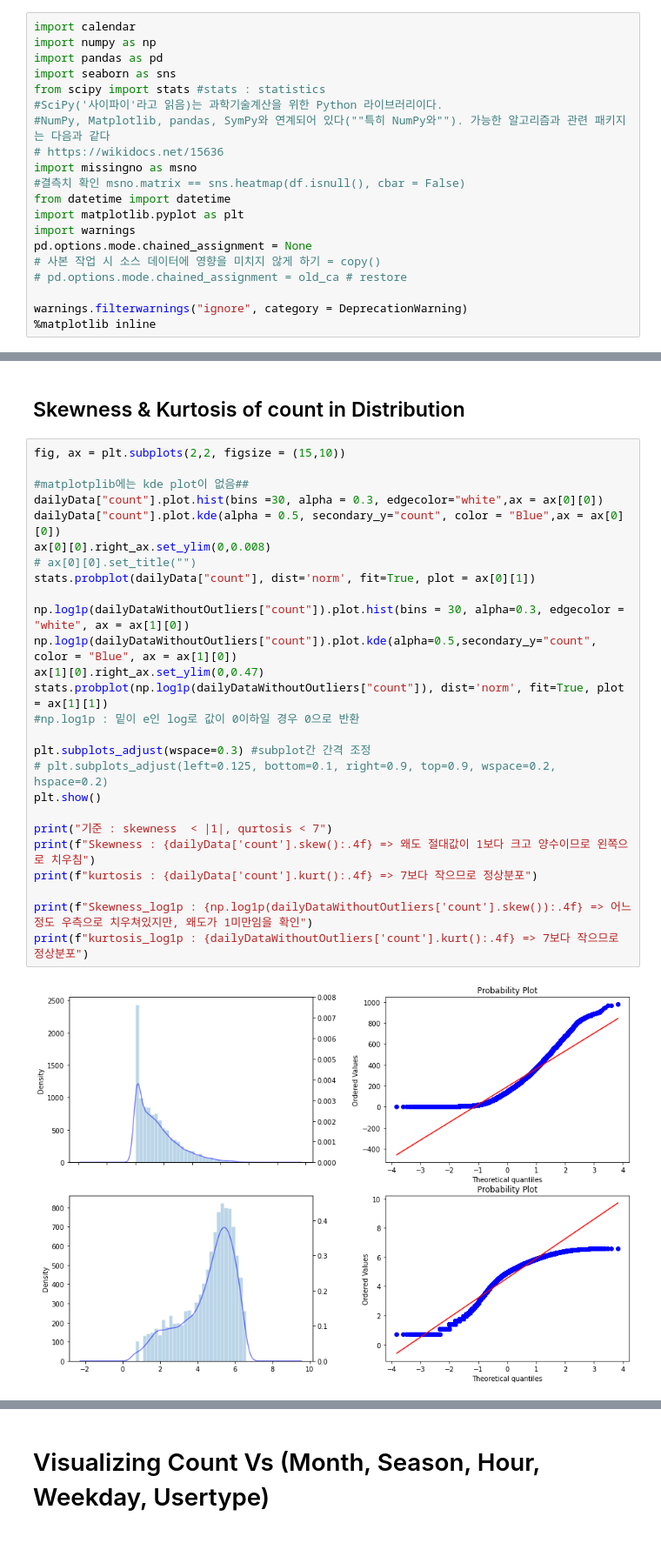
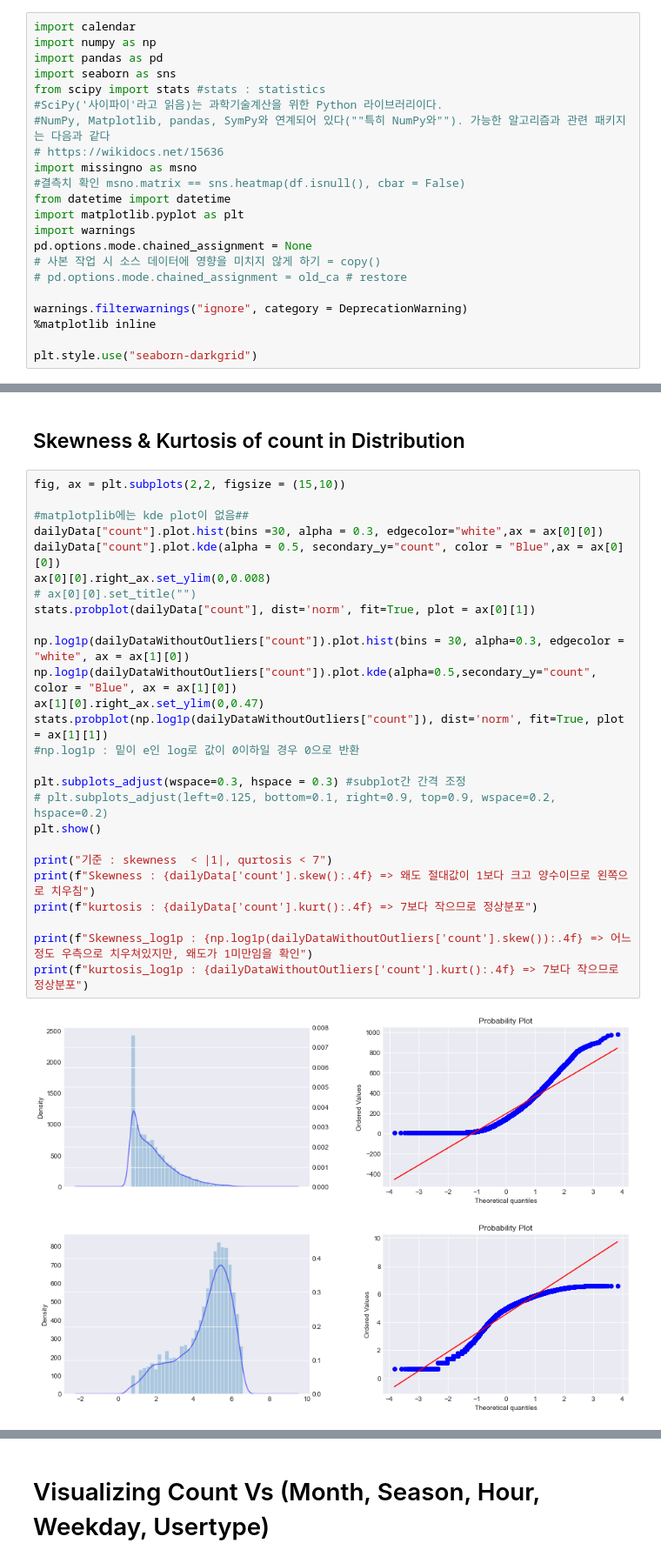
Before and after one commit to changyong93/KaggleStruggle, a Jupyter notebook: EDA & Ensemble Model (Top 10 Percentile)/EDA & Ensemble Model (Top 10 Percentile).ipynb, the cells around one changed output, grey strips where cells are left out. Shown at 87% size. Saved outputs shown, nothing was run; the diff lists cells and outputs as text.

```diff
--- a/EDA & Ensemble Model (Top 10 Percentile)/EDA & Ensemble Model (Top 10 Percentile).ipynb
+++ b/EDA & Ensemble Model (Top 10 Percentile)/EDA & Ensemble Model (Top 10 Percentile).ipynb
@@ -28,6 +32,8 @@ pd.options.mode.chained_assignment = None
 
 warnings.filterwarnings("ignore", category = DeprecationWarning)
 %matplotlib inline
+
+plt.style.use("seaborn-darkgrid")
 # %% [markdown]
 # Data Summary
 # %%
@@ -309,31 +316,31 @@ sns.regplot(data = dailyData, x = "humidity", y = "count", ax = ax[2])
 # %%
 fig, ax = plt.subplots(2,2, figsize = (15,10))
 
 #matplotplib에는 kde plot이 없음##
 dailyData["count"].plot.hist(bins =30, alpha = 0.3, edgecolor="white",ax = ax[0][0])
 dailyData["count"].plot.kde(alpha = 0.5, secondary_y="count", color = "Blue",ax = ax[0][0])
 ax[0][0].right_ax.set_ylim(0,0.008)
 # ax[0][0].set_title("")
 stats.probplot(dailyData["count"], dist='norm', fit=True, plot = ax[0][1])
 
 np.log1p(dailyDataWithoutOutliers["count"]).plot.hist(bins = 30, alpha=0.3, edgecolor = "white", ax = ax[1][0])
 np.log1p(dailyDataWithoutOutliers["count"]).plot.kde(alpha=0.5,secondary_y="count", color = "Blue", ax = ax[1][0])
 ax[1][0].right_ax.set_ylim(0,0.47)
 stats.probplot(np.log1p(dailyDataWithoutOutliers["count"]), dist='norm', fit=True, plot = ax[1][1])
 #np.log1p : 밑이 e인 log로 값이 0이하일 경우 0으로 반환
 
-plt.subplots_adjust(wspace=0.3) #subplot간 간격 조정
+plt.subplots_adjust(wspace=0.3, hspace = 0.3) #subplot간 간격 조정
 # plt.subplots_adjust(left=0.125, bottom=0.1, right=0.9, top=0.9, wspace=0.2, hspace=0.2)
 plt.show()
 
 print("기준 : skewness  < |1|, qurtosis < 7")
 print(f"Skewness : {dailyData['count'].skew():.4f} => 왜도 절대값이 1보다 크고 양수이므로 왼쪽으로 치우침")
 print(f"kurtosis : {dailyData['count'].kurt():.4f} => 7보다 작으므로 정상분포")
 
 print(f"Skewness_log1p : {np.log1p(dailyDataWithoutOutliers['count'].skew()):.4f} => 어느 정도 우측으로 치우쳐있지만, 왜도가 1미만임을 확인")
 print(f"kurtosis_log1p : {dailyDataWithoutOutliers['count'].kurt():.4f} => 7보다 작으므로 정상분포")
 # %% [output]
-[figure, old version]
+[figure, new version]
 기준 : skewness  < |1|, qurtosis < 7
 Skewness : 1.2421 => 왜도 절대값이 1보다 크고 양수이므로 왼쪽으로 치우침
 kurtosis : 1.3001 => 7보다 작으므로 정상분포
```
Also changed, not shown: parts of 41 cells of this notebook.
